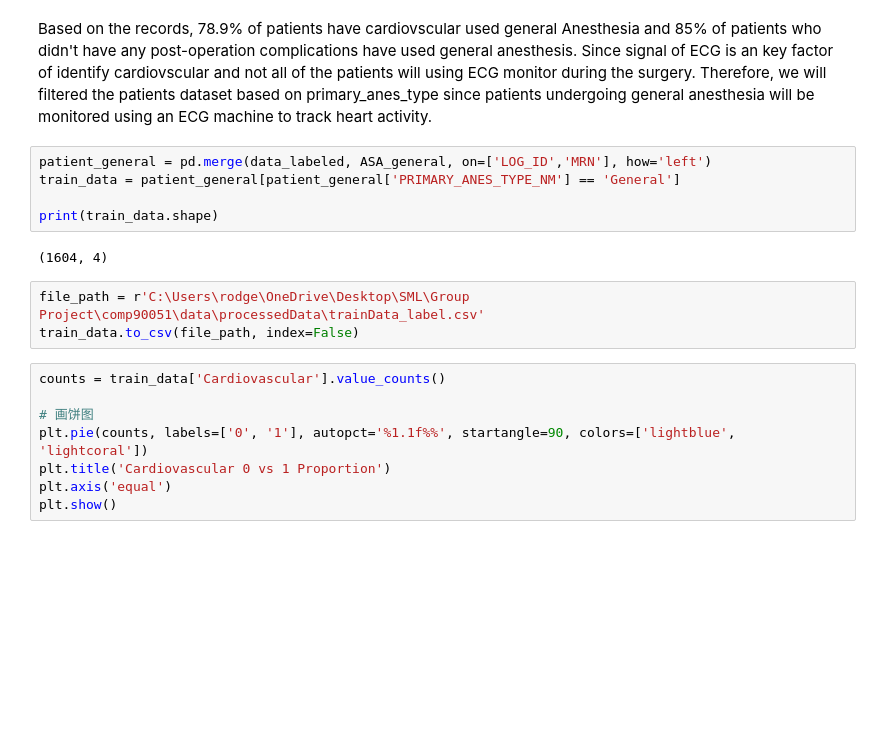
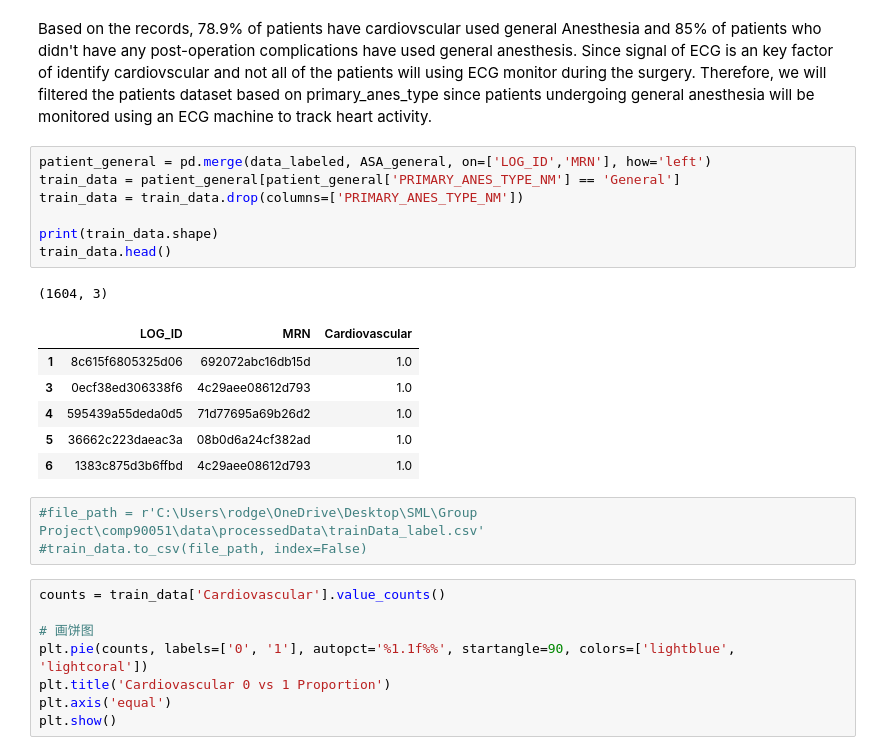
Before and after one commit to jiulong15/comp90051, a Jupyter notebook: code/patient_label.ipynb, the cells around one changed output. Cells and saved outputs as stored; diff of their text form; blank space fills up the shorter version.

Commit message:
update data_labeled by drop anesthesia type

```diff
--- a/code/patient_label.ipynb
+++ b/code/patient_label.ipynb
@@ -292,13 +292,21 @@ Based on the records, 78.9% of patients have cardiovscular used general Anesthes
 # %%
 patient_general = pd.merge(data_labeled, ASA_general, on=['LOG_ID','MRN'], how='left')
 train_data = patient_general[patient_general['PRIMARY_ANES_TYPE_NM'] == 'General']
+train_data = train_data.drop(columns=['PRIMARY_ANES_TYPE_NM'])
 
 print(train_data.shape)
+train_data.head()
 # %% [output]
-(1604, 4)
+(1604, 3)
+|  | LOG_ID | MRN | Cardiovascular |
+| 1 | 8c615f6805325d06 | 692072abc16db15d | 1.0 |
+| 3 | 0ecf38ed306338f6 | 4c29aee08612d793 | 1.0 |
+| 4 | 595439a55deda0d5 | 71d77695a69b26d2 | 1.0 |
+| 5 | 36662c223daeac3a | 08b0d6a24cf382ad | 1.0 |
+| 6 | 1383c875d3b6ffbd | 4c29aee08612d793 | 1.0 |
 # %%
-file_path = r'C:\Users\rodge\OneDrive\Desktop\SML\Group Project\comp90051\data\processedData\trainData_label.csv'
-train_data.to_csv(file_path, index=False)
+#file_path = r'C:\Users\rodge\OneDrive\Desktop\SML\Group Project\comp90051\data\processedData\trainData_label.csv'
+#train_data.to_csv(file_path, index=False)
 # %%
 counts = train_data['Cardiovascular'].value_counts()
 
```
Also changed, not shown: 1 other file.
